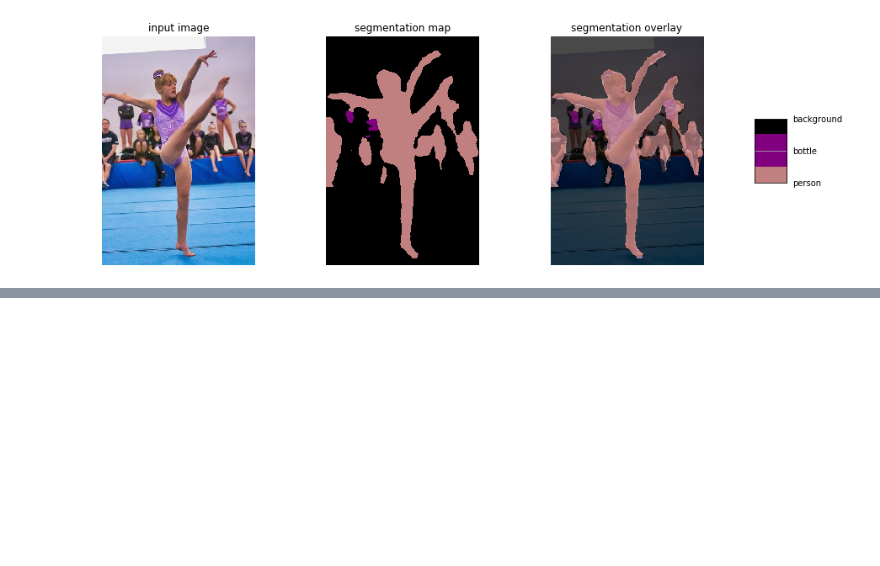
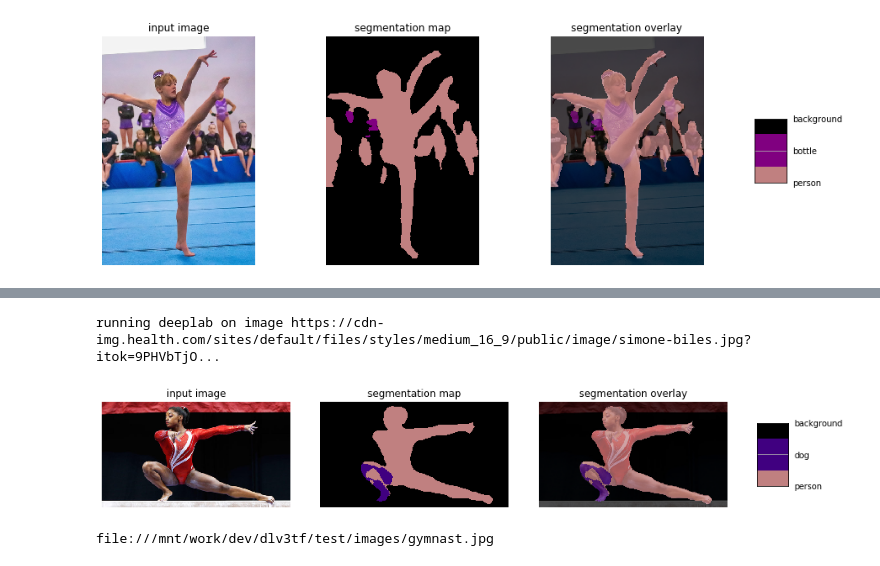
Before and after one commit to gaseosaluz/dlv3tf, a Jupyter notebook: dlv3tf_demo.ipynb, the cells around one changed output, grey strips where cells are left out. Saved outputs shown, nothing was run; the diff lists cells and outputs as text; code cells hidden in the pictures; blank space fills up the shorter version.

```diff
--- a/dlv3tf_demo.ipynb
+++ b/dlv3tf_demo.ipynb
@@ -304,0 +362,9 @@ running deeplab on image file:///mnt/work/dev/dlv3tf/test/images/gymnast.jpg...
+# %%
+# Test it on a gymnast image
+IMAGE_URL = 'https://cdn-img.health.com/sites/default/files/styles/medium_16_9/public/image/simone-biles.jpg?itok=9PHVbTjO'
+
+image_url = IMAGE_URL
+run_visualization(image_url)
+# %% [output]
+running deeplab on image https://cdn-img.health.com/sites/default/files/styles/medium_16_9/public/image/simone-biles.jpg?itok=9PHVbTjO...
+[figure, added]
@@ -304,0 +378,7 @@ running deeplab on image file:///mnt/work/dev/dlv3tf/test/images/gymnast.jpg...
+# %%
+IMAGE = '/mnt/work/dev/dlv3tf/test/images/gymnast.jpg'
+#IMAGE = 'test/images/gymnast.jpg'
+
+image_url = path2url(IMAGE); print(image_url)
+# %% [output]
+file:///mnt/work/dev/dlv3tf/test/images/gymnast.jpg
```
Also changed, not shown: parts of 16 cells of this notebook.
